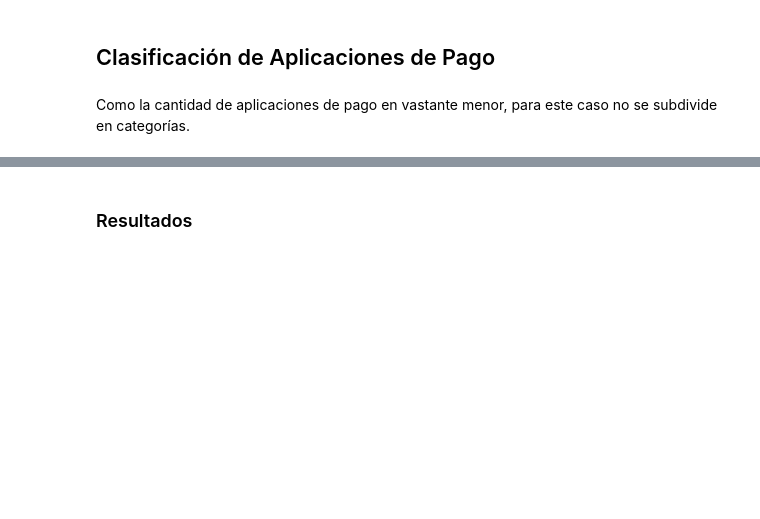
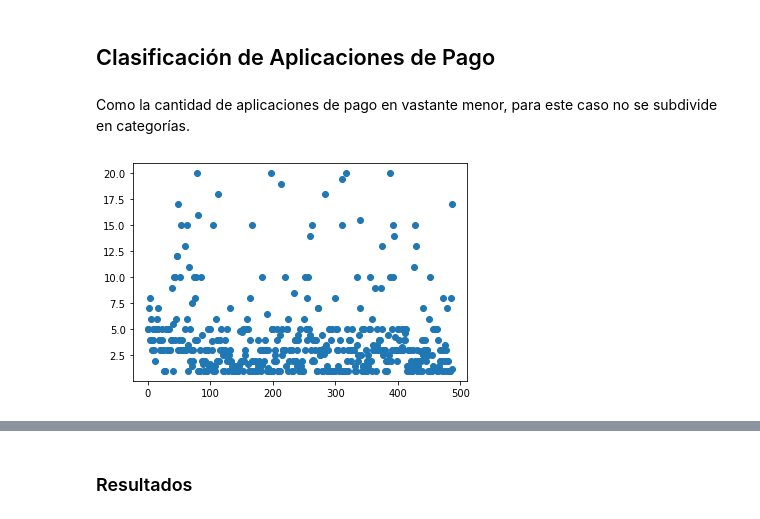
Before and after one commit to G-Urrea/Google-Play-Store-Mining, a Jupyter notebook: ExperimentoPregunta1.ipynb, the cells around one changed output, grey strips where cells are left out. Drawn from its saved outputs; the diff is of its cells as text; code cells hidden in the pictures; blank space fills up the shorter version.

```diff
--- a/ExperimentoPregunta1.ipynb
+++ b/ExperimentoPregunta1.ipynb
@@ -377,8 +370,8 @@ plt.show()
 Como la cantidad de aplicaciones de pago en vastante menor, para este caso no se subdivide en categorías.
 # %%
 Paid_Apps = Apps[Apps.Type==1][["Installs", "Reviews", "Size", "Price", "Content.Rating", "Rating"]].dropna(how='any').copy()
-Paid_Apps = Paid_Apps[Paid_Apps.Reviews < 1000000]
-Paid_Apps = Paid_Apps[Paid_Apps.Price < 60]
+Paid_Apps = Paid_Apps[Paid_Apps.Reviews < 30000]
+Paid_Apps = Paid_Apps[Paid_Apps.Price < 20]
 
 def contToNum(contentRating):
     n = len(contentRating)
@@ -415,3 +408,8 @@ def qLabeler(data):
 paid_labels = qLabeler(Paid_Apps.Installs)
 
 del Paid_Apps["Installs"]
+# %%
+plt.scatter(range(len(Paid_Apps)),Paid_Apps.Price)
+plt.show()
+# %% [output]
+[figure, added]
```
Also changed, not shown: parts of 43 cells of this notebook, 14 other files.
